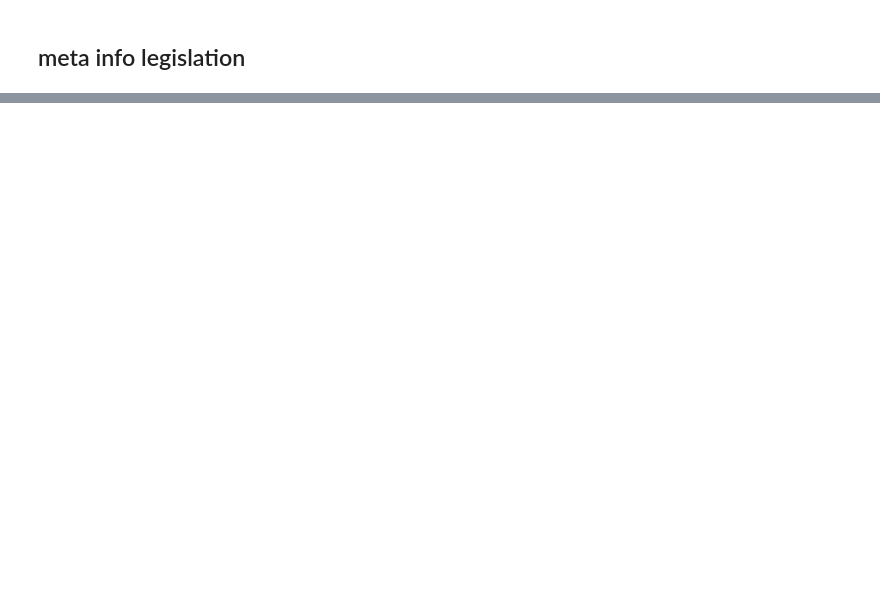
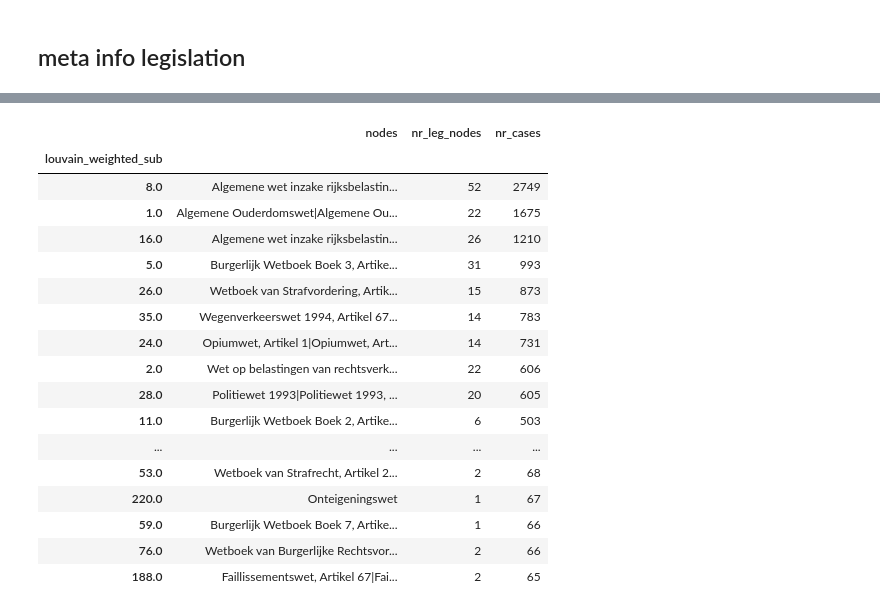
Before and after one commit to research-Dafne/case-law-research, a Jupyter notebook: notebooks/Leg-to-leg network.ipynb, the cells around one changed output, grey strips where cells are left out. Drawn from its saved outputs; the diff is of its cells as text; code cells hidden in the pictures; blank space fills up the shorter version.

```diff
--- a/notebooks/Leg-to-leg network.ipynb
+++ b/notebooks/Leg-to-leg network.ipynb
@@ -8,0 +10,3 @@ leg_links = pd.read_csv(os.path.join(inputpath, '2018-01-03 leg_to_leg_titles_mi
+# %%
+nr_references = case_leg.groupby('title').nunique()['source']
+nr_references.sort_values(ascending=False).head(20)
@@ -55,2 +84,7 @@ leg_nodes_df.to_csv(os.path.join(inputpath, 'leg_to_leg_louvain.csv'), index=Fal
 # %% [markdown]
 ## meta info legislation
+# %%
+leg_nodes_df = leg_nodes_df.set_index(['name'])
+leg_nodes_df['nr_references'] = nr_references
+leg_nodes_df = leg_nodes_df.reset_index()
+leg_nodes_df.head()
@@ -78,0 +125,3 @@ Name: book, Length: 78, dtype: int64
+# %%
+case_to_leg_merged = case_leg.merge(leg_nodes_df, left_on='title', right_on='name')
+case_to_leg_merged.head()
@@ -78,0 +135,29 @@ Name: book, Length: 78, dtype: int64
+# %%
+com_name = 'louvain_weighted_sub'
+
+grouped_by_com = leg_nodes_df.groupby(com_name)
+community_summary = pd.DataFrame()
+community_summary['nodes'] = grouped_by_com['name'].apply(lambda l: "|".join(list(sorted(l))))
+community_summary['nr_leg_nodes'] = grouped_by_com['name'].nunique()
+community_summary['nr_cases'] = case_to_leg_merged.groupby(com_name)['source'].nunique()
+community_summary = community_summary.sort_values('nr_cases', ascending=False)
+community_summary.head(50)
+# %% [output]
+|  | nodes | nr_leg_nodes | nr_cases |
+| louvain_weighted_sub |  |  |  |
+| 8.0 | Algemene wet inzake rijksbelastin... | 52 | 2749 |
+| 1.0 | Algemene Ouderdomswet|Algemene Ou... | 22 | 1675 |
+| 16.0 | Algemene wet inzake rijksbelastin... | 26 | 1210 |
+| 5.0 | Burgerlijk Wetboek Boek 3, Artike... | 31 | 993 |
+| 26.0 | Wetboek van Strafvordering, Artik... | 15 | 873 |
+| 35.0 | Wegenverkeerswet 1994, Artikel 67... | 14 | 783 |
+| 24.0 | Opiumwet, Artikel 1|Opiumwet, Art... | 14 | 731 |
+| 2.0 | Wet op belastingen van rechtsverk... | 22 | 606 |
+| 28.0 | Politiewet 1993|Politiewet 1993, ... | 20 | 605 |
+| 11.0 | Burgerlijk Wetboek Boek 2, Artike... | 6 | 503 |
+| ... | ... | ... | ... |
+| 53.0 | Wetboek van Strafrecht, Artikel 2... | 2 | 68 |
+| 220.0 | Onteigeningswet | 1 | 67 |
+| 59.0 | Burgerlijk Wetboek Boek 7, Artike... | 1 | 66 |
+| 76.0 | Wetboek van Burgerlijke Rechtsvor... | 2 | 66 |
+| 188.0 | Faillissementswet, Artikel 67|Fai... | 2 | 65 |
```
Also changed, not shown: parts of 12 cells of this notebook, 1 other file.
